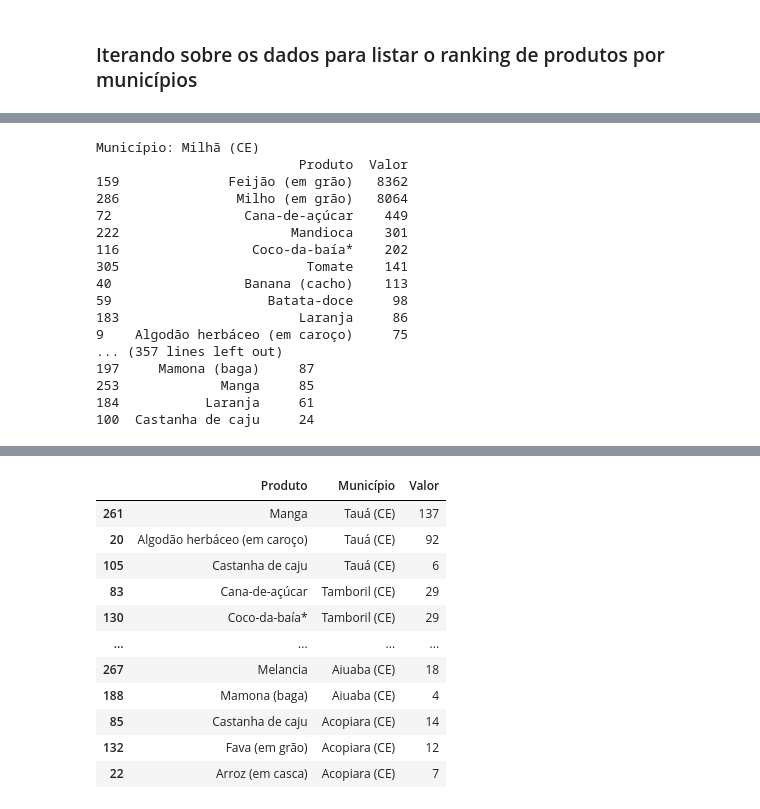
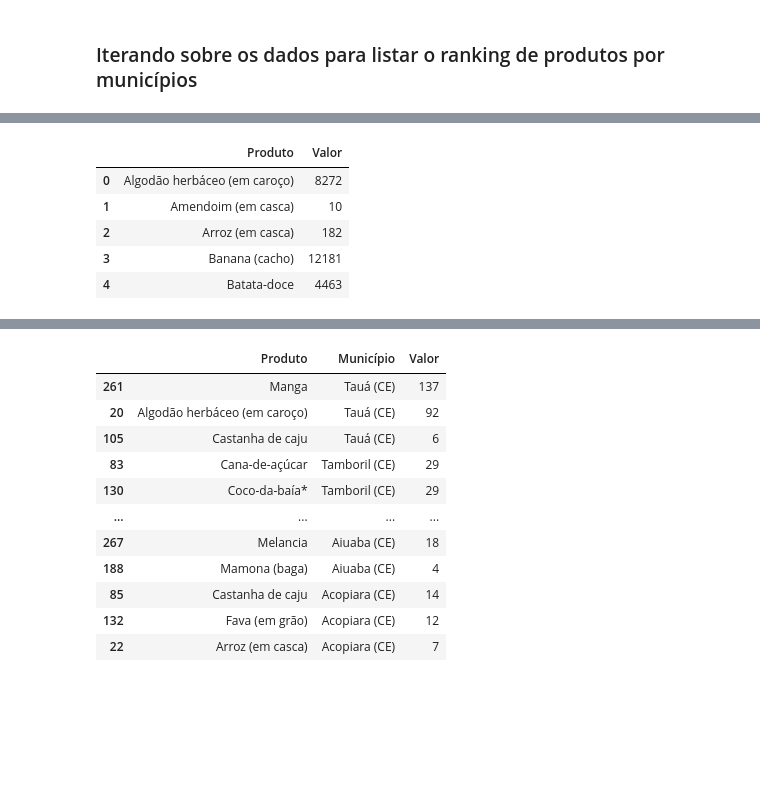
Before and after one commit to esdrasdelima/Pre-Modelagem-de-Dados, a Jupyter notebook: trabalho.ipynb, the cells around one changed output, grey strips where cells are left out. Cells and saved outputs as stored; diff of their text form; code cells hidden in the pictures; blank space fills up the shorter version.

```diff
--- a/trabalho.ipynb
+++ b/trabalho.ipynb
@@ -177,33 +166,0 @@ df_produto_x_mun
-# %%
-for k in mun:
-    print('Município: ' + k)
-    df_mun = df_produto_x_mun[['Produto','Valor']].loc[df_produto_x_mun['Município']==k].sort_values(by='Valor',ascending=False)
-
-    df_mun.sort_values(by='Valor',ascending=False, inplace=True)
-
-    prod = list(df_mun['Produto'])
-    val = list(df_mun['Valor'])
-    val_sum = np.array(val).sum()
-    print(df_mun)
-    #print('\n')
-
-#    for j in range(0,3):
-#        print('  -> '+ str(j+1) + 'o.', prod[j],':',val[j])
-# %% [output]
-Município: Milhã (CE)
-                          Produto  Valor
-159              Feijão (em grão)   8362
-286               Milho (em grão)   8064
-72                 Cana-de-açúcar    449
-222                      Mandioca    301
-116                 Coco-da-baía*    202
-305                        Tomate    141
-40                 Banana (cacho)    113
-59                    Batata-doce     98
-183                       Laranja     86
-9    Algodão herbáceo (em caroço)     75
-... (357 lines left out)
-197     Mamona (baga)     87
-253             Manga     85
-184           Laranja     61
-100  Castanha de caju     24
@@ -209,0 +169,11 @@ Município: Milhã (CE)
+# %%
+df_valor_total_por_produto = df_produto_x_mun[["Produto", "Valor"]].groupby("Produto").sum().reset_index()
+# %%
+df_valor_total_por_produto.head()
+# %% [output]
+|  | Produto | Valor |
+| 0 | Algodão herbáceo (em caroço) | 8272 |
+| 1 | Amendoim (em casca) | 10 |
+| 2 | Arroz (em casca) | 182 |
+| 3 | Banana (cacho) | 12181 |
+| 4 | Batata-doce | 4463 |
```
Also changed, not shown: parts of 26 cells of this notebook.
